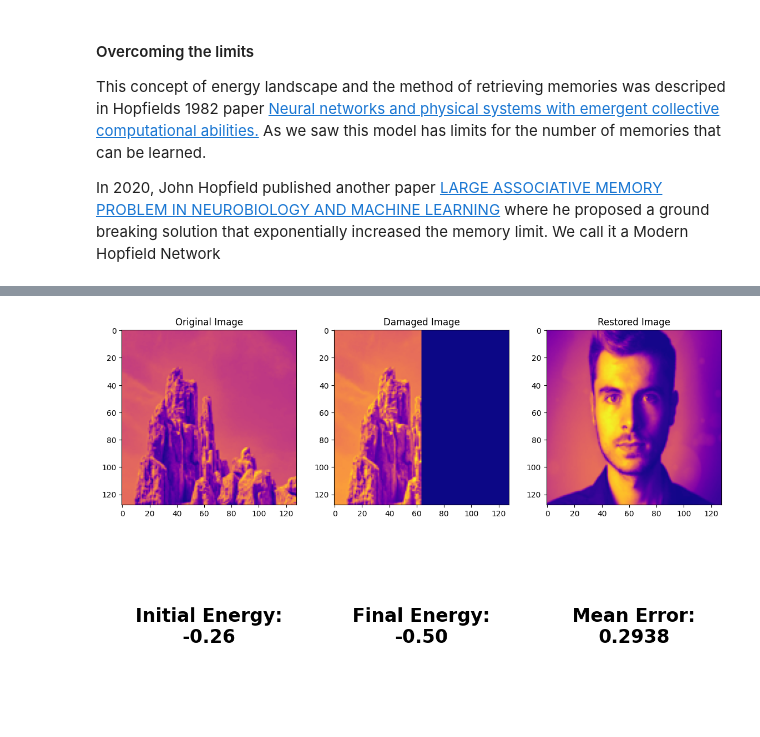
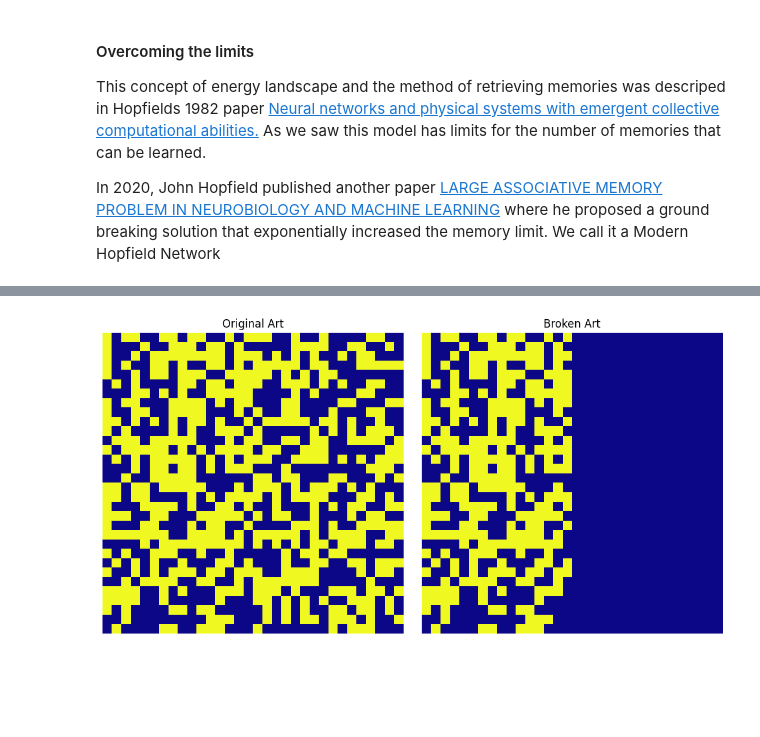
Before and after one commit to devendershekhawat/hiphopfield, a Jupyter notebook: lab.ipynb, the cells around one changed output, grey strips where cells are left out. Drawn from its saved outputs; the diff is of its cells as text; code cells hidden in the pictures; blank space fills up the shorter version.

```diff
--- a/lab.ipynb
+++ b/lab.ipynb
@@ -299,8 +417,7 @@ result = attempt_restore_memory(selected_arts, "Pacman", names=names, net=net)
 # %%
-random_static_images = art.get_random_binary_images(SIZE, 10)
+random_static_images = art.get_random_binary_images(SIZE, 10) # We get 10 random static patterns
 net = SimpleHopfieldNetwork(SIZE)
-net.train(random_static_images)
-result = attempt_restore_memory(random_static_images, 0, net=net, damage_type="static")
+memory_matrix = net.train(random_static_images)
 # %% [output]
 Learning 10 memories with 1024 neurons...
 Synaptic Connections: 1,048,576 weights.
@@ -315,2 +427,0 @@ random_static_images[0].shape
-# %%
-SIZE = 128
@@ -366,4 +428,21 @@ array([[0.01145039, 0.01145039, 0.01145039, ..., 0.00569699, 0.00586621,
-# %%
-result = attempt_restore_memory(images, 9, net=net, continuous=True, damage_type="mask_right")
-# %% [output]
-[figure, removed]
+# %%
+# Select a random image from the set of random static images
+random_static_image = random_static_images[np.random.randint(len(random_static_images))]
+# Break the image and flatten it
+random_static_image_broken = break_art_and_flattern(random_static_image)
+
+plt.figure(figsize=(10, 5))
+plt.subplot(1, 2, 1)
+plt.title("Original Art")
+plt.imshow(random_static_image.reshape(SIZE, SIZE), cmap='plasma', vmin=-1, vmax=1)
+plt.axis('off')
+
+plt.subplot(1, 2, 2)
+plt.title("Broken Art")
+plt.imshow(random_static_image_broken.reshape(SIZE, SIZE), cmap='plasma', vmin=-1, vmax=1)
+plt.axis('off')
+
+plt.tight_layout()
+plt.show()
+# %% [output]
+[figure, added]
```
Also changed, not shown: parts of 41 cells of this notebook, 54 other files.
